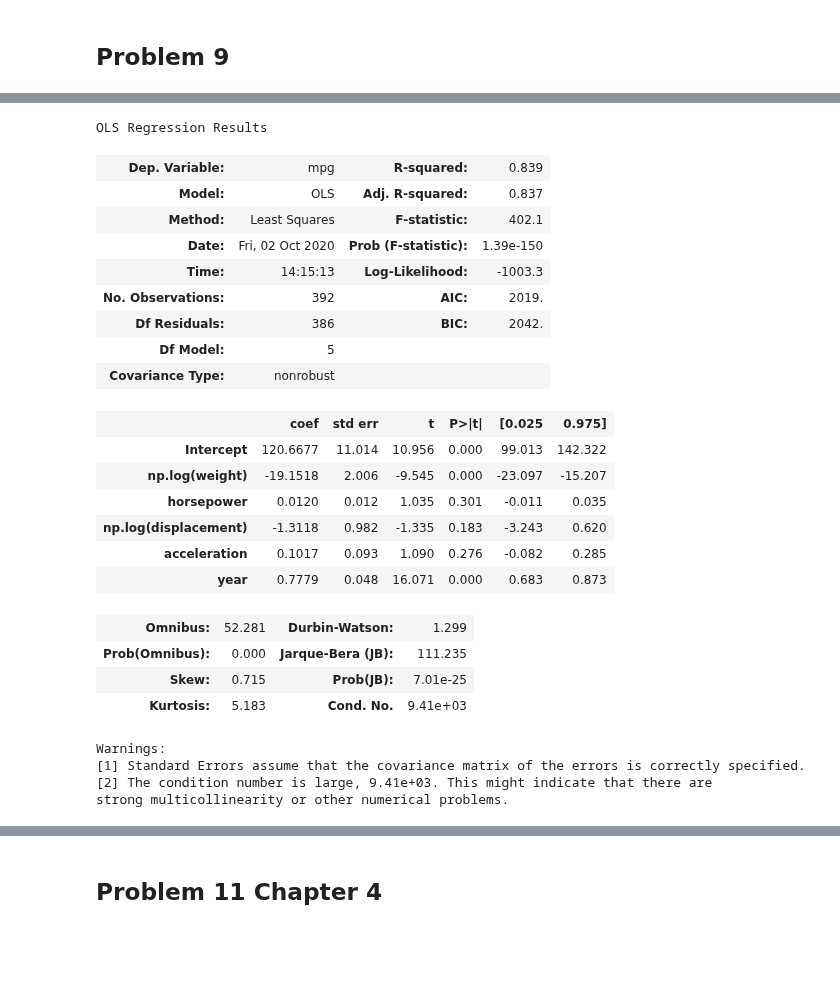
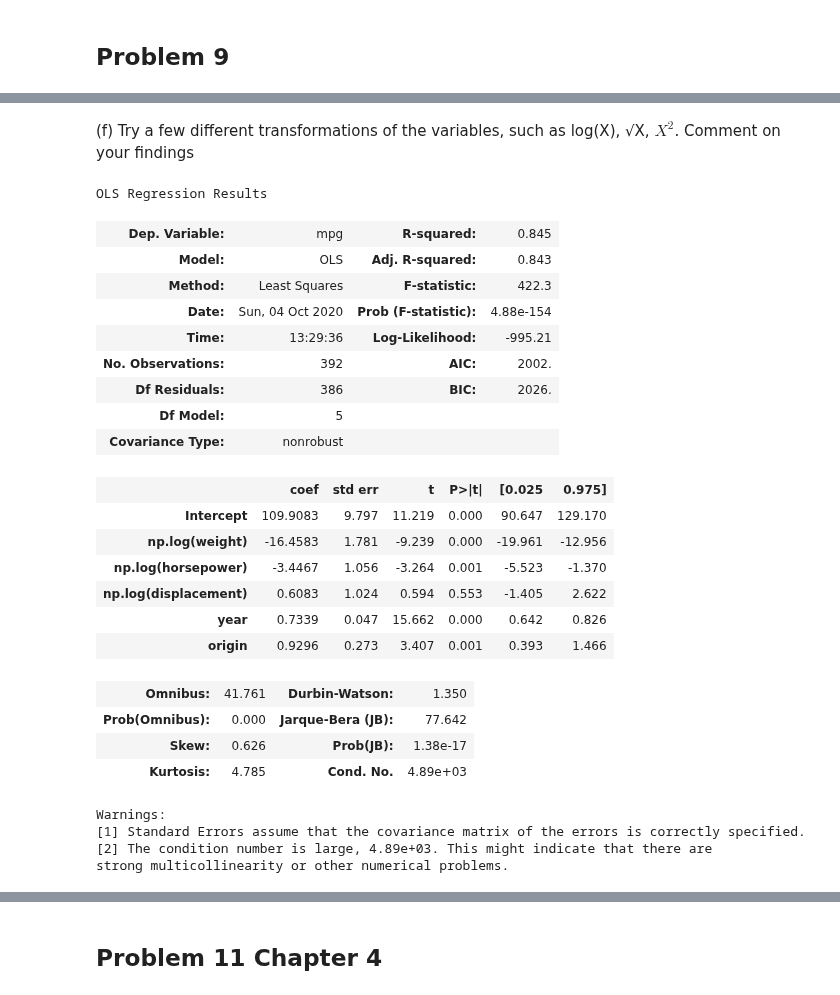
Before and after one commit to kuzn137/Statistical_problems, a Jupyter notebook: Ch3&4&6&7Py.ipynb, the cells around one changed output, grey strips where cells are left out. Saved outputs shown, nothing was run; the diff lists cells and outputs as text; code cells hidden in the pictures; blank space fills up the shorter version.

```diff
--- a/Ch3&4&6&7Py.ipynb
+++ b/Ch3&4&6&7Py.ipynb
@@ -125,12 +137,14 @@ strong multicollinearity or other numerical problems.
 # %%
-col=df.select_dtypes(['float', 'int', 'int64']).columns
+#col=df.select_dtypes(['float', 'int', 'int64']).columns
+col=[i for i in df.columns if i not in ['year', 'origin', 'mpg01']]
+#dfn=df[col]
 corr = df[col].corr()
 # Generate a mask for the upper triangle
 mask = np.zeros_like(corr, dtype=np.bool)
 mask[np.triu_indices_from(mask)] = True
 # Set up the matplotlib figure
 f, ax = plt.subplots(figsize=(11, 9))
-df=df.dropna()
+#df=df.dropna()
 # Generate a custom diverging colormap
 cmap = sns.diverging_palette(220, 10, as_cmap=True)
 
@@ -292,31 +292,34 @@ Warnings:
 strong multicollinearity or other numerical problems.
+# %% [markdown]
+(f) Try a few different transformations of the variables, such as
+log(X), √X, $X^2$. Comment on your findings
 # %%
-model=smf.ols(formula = 'mpg ~ np.log(weight)+horsepower+np.log(displacement)+acceleration+year', data=df)
+model=smf.ols(formula = 'mpg ~ np.log(weight)+np.log(horsepower)+np.log(displacement)+year+origin', data=df)
 r=model.fit()
 r.summary()
 # %% [output]
 OLS Regression Results
-| Dep. Variable: | mpg | R-squared: | 0.839 |
-| Model: | OLS | Adj. R-squared: | 0.837 |
-| Method: | Least Squares | F-statistic: | 402.1 |
-| Date: | Fri, 02 Oct 2020 | Prob (F-statistic): | 1.39e-150 |
-| Time: | 14:15:13 | Log-Likelihood: | -1003.3 |
-| No. Observations: | 392 | AIC: | 2019. |
-| Df Residuals: | 386 | BIC: | 2042. |
+| Dep. Variable: | mpg | R-squared: | 0.845 |
+| Model: | OLS | Adj. R-squared: | 0.843 |
+| Method: | Least Squares | F-statistic: | 422.3 |
+| Date: | Sun, 04 Oct 2020 | Prob (F-statistic): | 4.88e-154 |
+| Time: | 13:29:36 | Log-Likelihood: | -995.21 |
+| No. Observations: | 392 | AIC: | 2002. |
+| Df Residuals: | 386 | BIC: | 2026. |
 | Df Model: | 5 |  |  |
 | Covariance Type: | nonrobust |  |  |
 |  | coef | std err | t | P>|t| | [0.025 | 0.975] |
-| Intercept | 120.6677 | 11.014 | 10.956 | 0.000 | 99.013 | 142.322 |
-| np.log(weight) | -19.1518 | 2.006 | -9.545 | 0.000 | -23.097 | -15.207 |
-| horsepower | 0.0120 | 0.012 | 1.035 | 0.301 | -0.011 | 0.035 |
-| np.log(displacement) | -1.3118 | 0.982 | -1.335 | 0.183 | -3.243 | 0.620 |
-| acceleration | 0.1017 | 0.093 | 1.090 | 0.276 | -0.082 | 0.285 |
-| year | 0.7779 | 0.048 | 16.071 | 0.000 | 0.683 | 0.873 |
+| Intercept | 109.9083 | 9.797 | 11.219 | 0.000 | 90.647 | 129.170 |
+| np.log(weight) | -16.4583 | 1.781 | -9.239 | 0.000 | -19.961 | -12.956 |
+| np.log(horsepower) | -3.4467 | 1.056 | -3.264 | 0.001 | -5.523 | -1.370 |
+| np.log(displacement) | 0.6083 | 1.024 | 0.594 | 0.553 | -1.405 | 2.622 |
+| year | 0.7339 | 0.047 | 15.662 | 0.000 | 0.642 | 0.826 |
+| origin | 0.9296 | 0.273 | 3.407 | 0.001 | 0.393 | 1.466 |
-| Omnibus: | 52.281 | Durbin-Watson: | 1.299 |
-| Prob(Omnibus): | 0.000 | Jarque-Bera (JB): | 111.235 |
-| Skew: | 0.715 | Prob(JB): | 7.01e-25 |
-| Kurtosis: | 5.183 | Cond. No. | 9.41e+03 |
+| Omnibus: | 41.761 | Durbin-Watson: | 1.350 |
+| Prob(Omnibus): | 0.000 | Jarque-Bera (JB): | 77.642 |
+| Skew: | 0.626 | Prob(JB): | 1.38e-17 |
+| Kurtosis: | 4.785 | Cond. No. | 4.89e+03 |
 Warnings:
 [1] Standard Errors assume that the covariance matrix of the errors is correctly specified.
-[2] The condition number is large, 9.41e+03. This might indicate that there are
+[2] The condition number is large, 4.89e+03. This might indicate that there are
 strong multicollinearity or other numerical problems.
```
Also changed, not shown: parts of 30 cells of this notebook.
